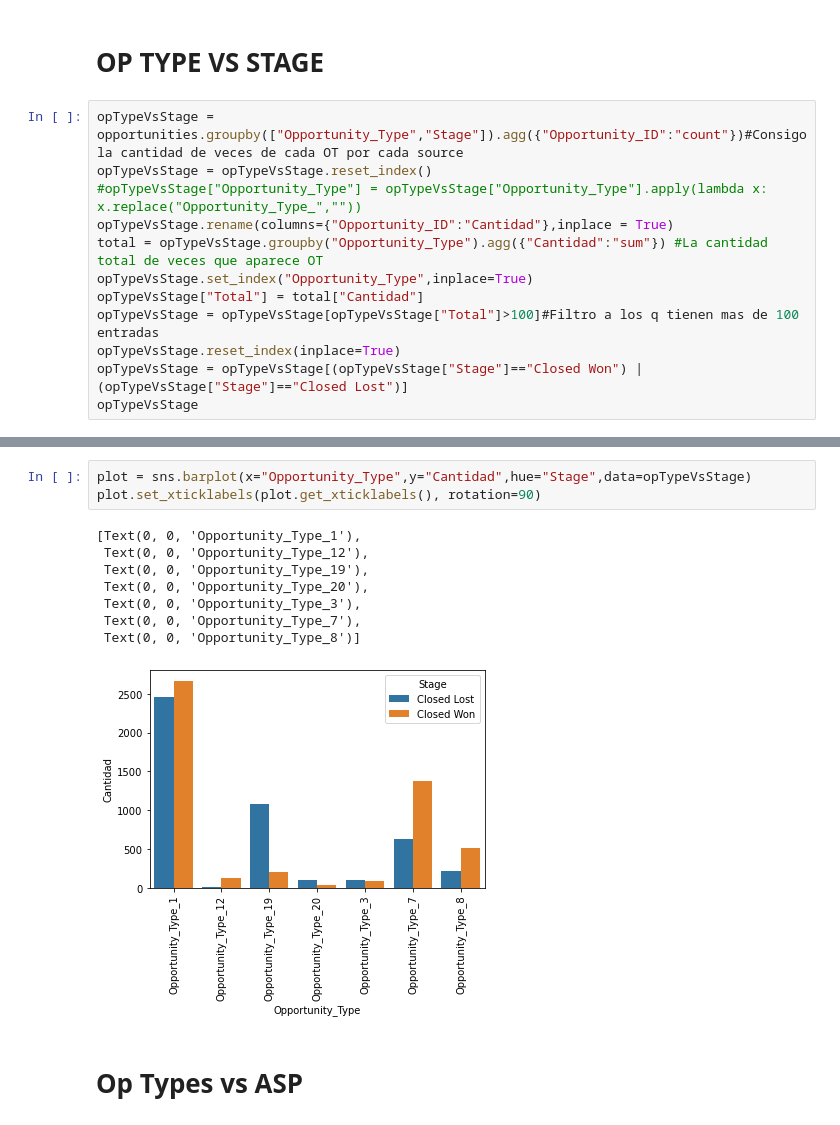
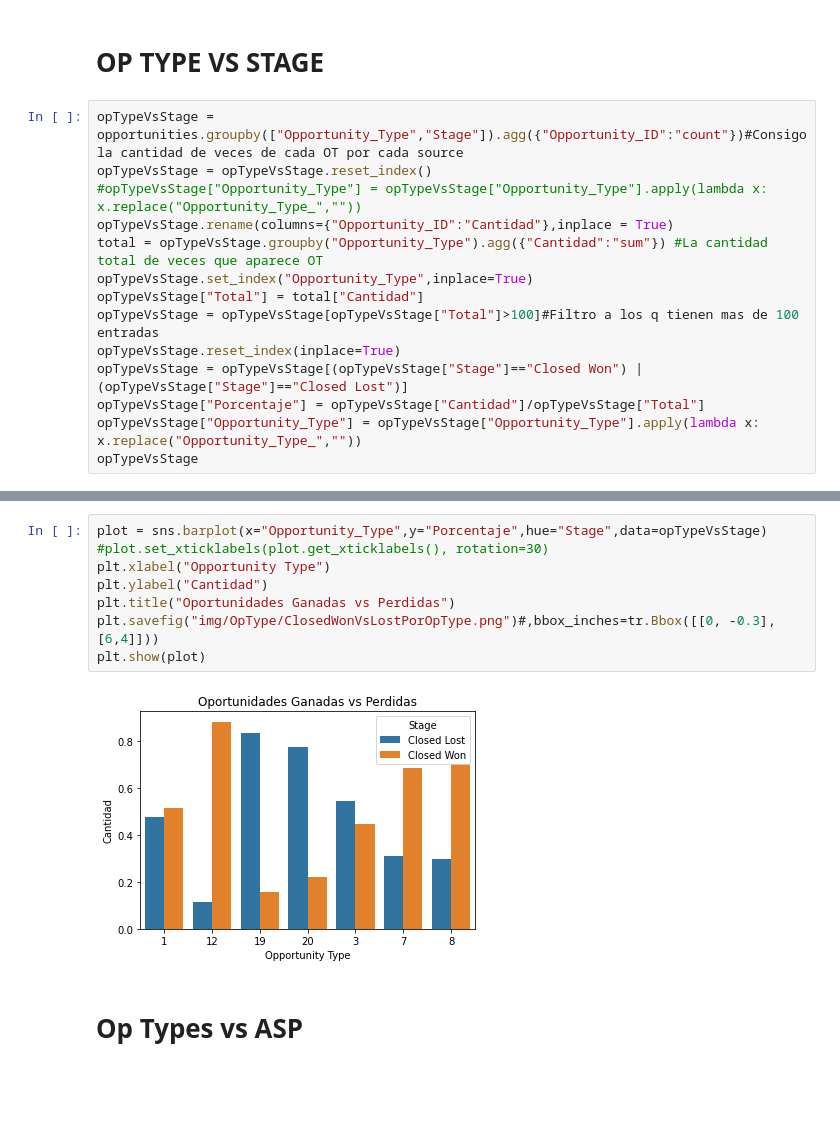
Before and after one commit to RiedelNicolas/75.06-2C2020-TP1, a Jupyter notebook: Op_Type Analysis.ipynb, the cells around one changed output, grey strips where cells are left out. Drawn from its saved outputs; the diff is of its cells as text; blank space fills up the shorter version.

Commit message:
Agrego imagenes y cambios en los notebooks

```diff
--- a/Op_Type Analysis.ipynb
+++ b/Op_Type Analysis.ipynb
@@ -50,5 +48,7 @@ opTypeVsStage["Total"] = total["Cantidad"]
 opTypeVsStage = opTypeVsStage[opTypeVsStage["Total"]>100]#Filtro a los q tienen mas de 100 entradas
 opTypeVsStage.reset_index(inplace=True)
 opTypeVsStage = opTypeVsStage[(opTypeVsStage["Stage"]=="Closed Won") | (opTypeVsStage["Stage"]=="Closed Lost")]
+opTypeVsStage["Porcentaje"] = opTypeVsStage["Cantidad"]/opTypeVsStage["Total"]
+opTypeVsStage["Opportunity_Type"] = opTypeVsStage["Opportunity_Type"].apply(lambda x: x.replace("Opportunity_Type_",""))
 opTypeVsStage
 # %% [output]
@@ -70,15 +70,13 @@ opTypeVsStage
 # %%
-plot = sns.barplot(x="Opportunity_Type",y="Cantidad",hue="Stage",data=opTypeVsStage)
-plot.set_xticklabels(plot.get_xticklabels(), rotation=90)
+plot = sns.barplot(x="Opportunity_Type",y="Porcentaje",hue="Stage",data=opTypeVsStage)
+#plot.set_xticklabels(plot.get_xticklabels(), rotation=30)
+plt.xlabel("Opportunity Type")
+plt.ylabel("Cantidad")
+plt.title("Oportunidades Ganadas vs Perdidas")
+plt.savefig("img/OpType/ClosedWonVsLostPorOpType.png")#,bbox_inches=tr.Bbox([[0, -0.3],[6,4]]))
+plt.show(plot)
 # %% [output]
-[Text(0, 0, 'Opportunity_Type_1'),
- Text(0, 0, 'Opportunity_Type_12'),
- Text(0, 0, 'Opportunity_Type_19'),
- Text(0, 0, 'Opportunity_Type_20'),
- Text(0, 0, 'Opportunity_Type_3'),
- Text(0, 0, 'Opportunity_Type_7'),
- Text(0, 0, 'Opportunity_Type_8')]
-[figure, old version]
+[figure, new version]
 # %% [markdown]
 # Op Types vs ASP
 # %%
```
Also changed, not shown: parts of 9 cells of this notebook, 11 other files.
